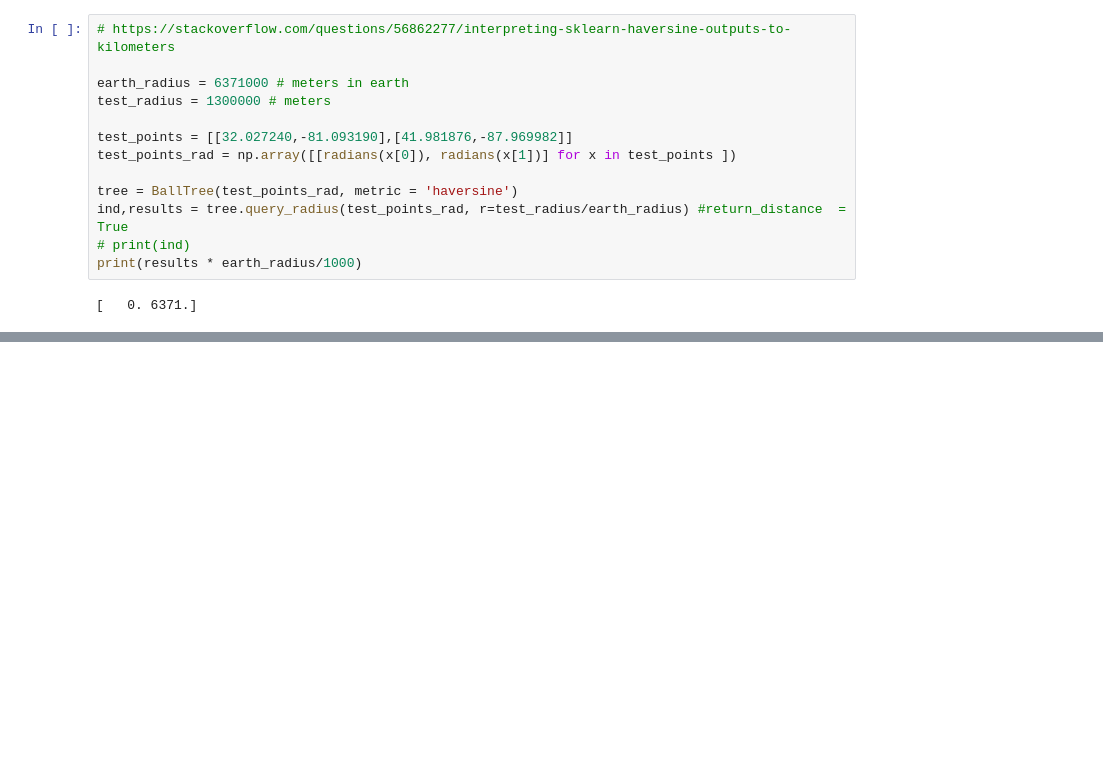
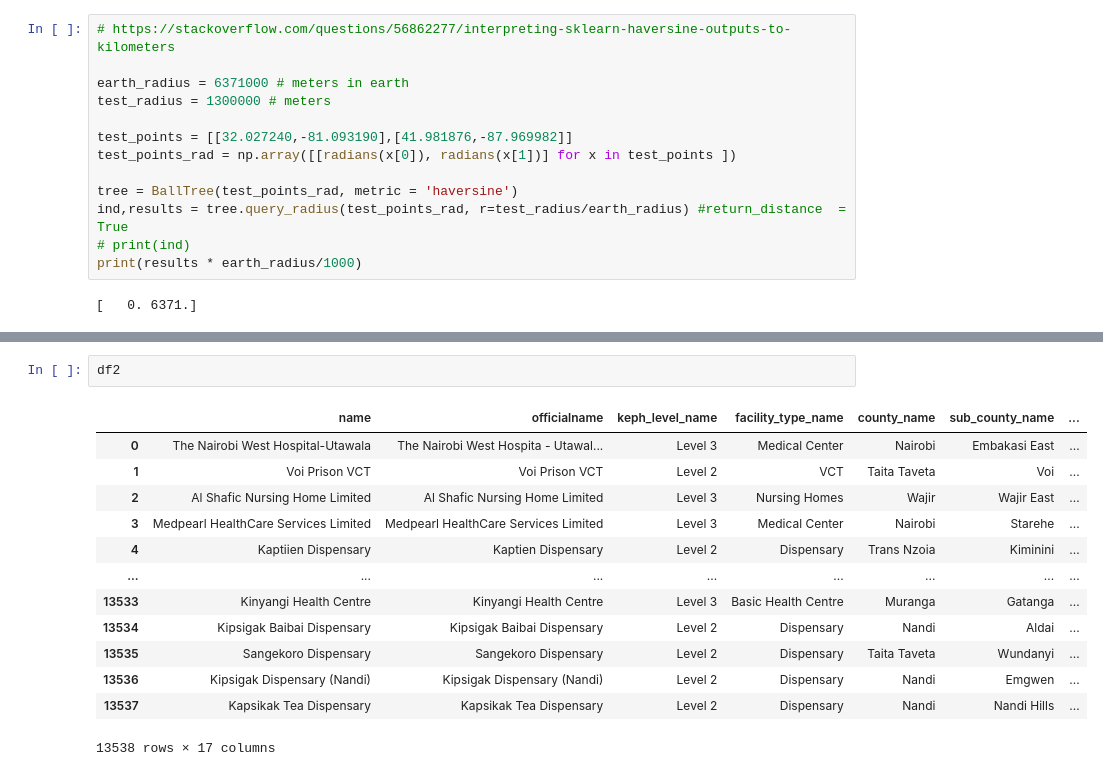
Before and after one commit to dakn2005/KE_MFL_Mapping, a Jupyter notebook: haversine_formula/balltree.ipynb, the cells around one changed output, grey strips where cells are left out. Cells and saved outputs as stored; diff of their text form; blank space fills up the shorter version.

```diff
--- a/haversine_formula/balltree.ipynb
+++ b/haversine_formula/balltree.ipynb
@@ -77,0 +120,16 @@ C_alt [0.         0.00059128 0.00063334] [1 0 6]
+# %%
+df2
+# %% [output]
+|  | name | officialname | keph_level_name | facility_type_name | county_name | sub_county_name | ... |
+| 0 | The Nairobi West Hospital-Utawala | The Nairobi West Hospita - Utawal... | Level 3 | Medical Center | Nairobi | Embakasi East | ... |
+| 1 | Voi Prison VCT | Voi Prison VCT | Level 2 | VCT | Taita Taveta | Voi | ... |
+| 2 | Al Shafic Nursing Home Limited | Al Shafic Nursing Home Limited | Level 3 | Nursing Homes | Wajir | Wajir East | ... |
+| 3 | Medpearl HealthCare Services Limited | Medpearl HealthCare Services Limited | Level 3 | Medical Center | Nairobi | Starehe | ... |
+| 4 | Kaptiien Dispensary | Kaptien Dispensary | Level 2 | Dispensary | Trans Nzoia | Kiminini | ... |
+| ... | ... | ... | ... | ... | ... | ... | ... |
+| 13533 | Kinyangi Health Centre | Kinyangi Health Centre | Level 3 | Basic Health Centre | Muranga | Gatanga | ... |
+| 13534 | Kipsigak Baibai Dispensary | Kipsigak Baibai Dispensary | Level 2 | Dispensary | Nandi | Aldai | ... |
+| 13535 | Sangekoro Dispensary | Sangekoro Dispensary | Level 2 | Dispensary | Taita Taveta | Wundanyi | ... |
+| 13536 | Kipsigak Dispensary (Nandi) | Kipsigak Dispensary (Nandi) | Level 2 | Dispensary | Nandi | Emgwen | ... |
+| 13537 | Kapsikak Tea Dispensary | Kapsikak Tea Dispensary | Level 2 | Dispensary | Nandi | Nandi Hills | ... |
+13538 rows × 17 columns
```
Also changed, not shown: parts of 6 cells of this notebook, 12 other files.
